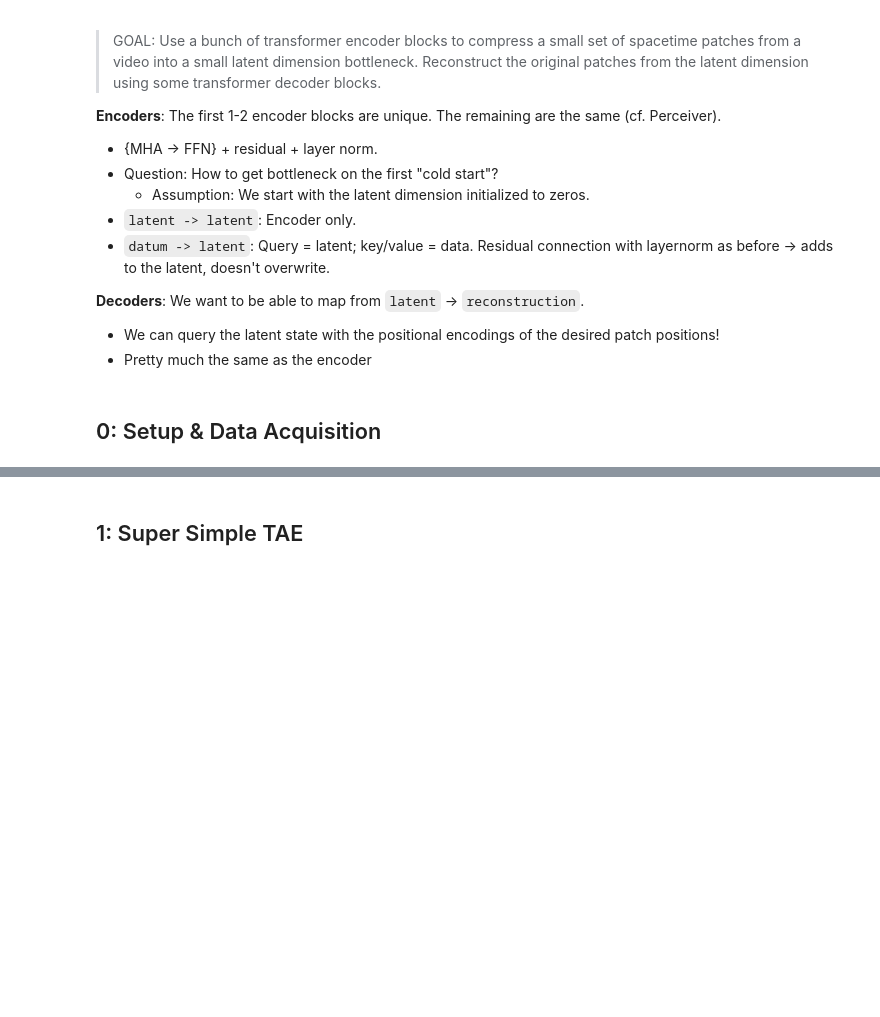
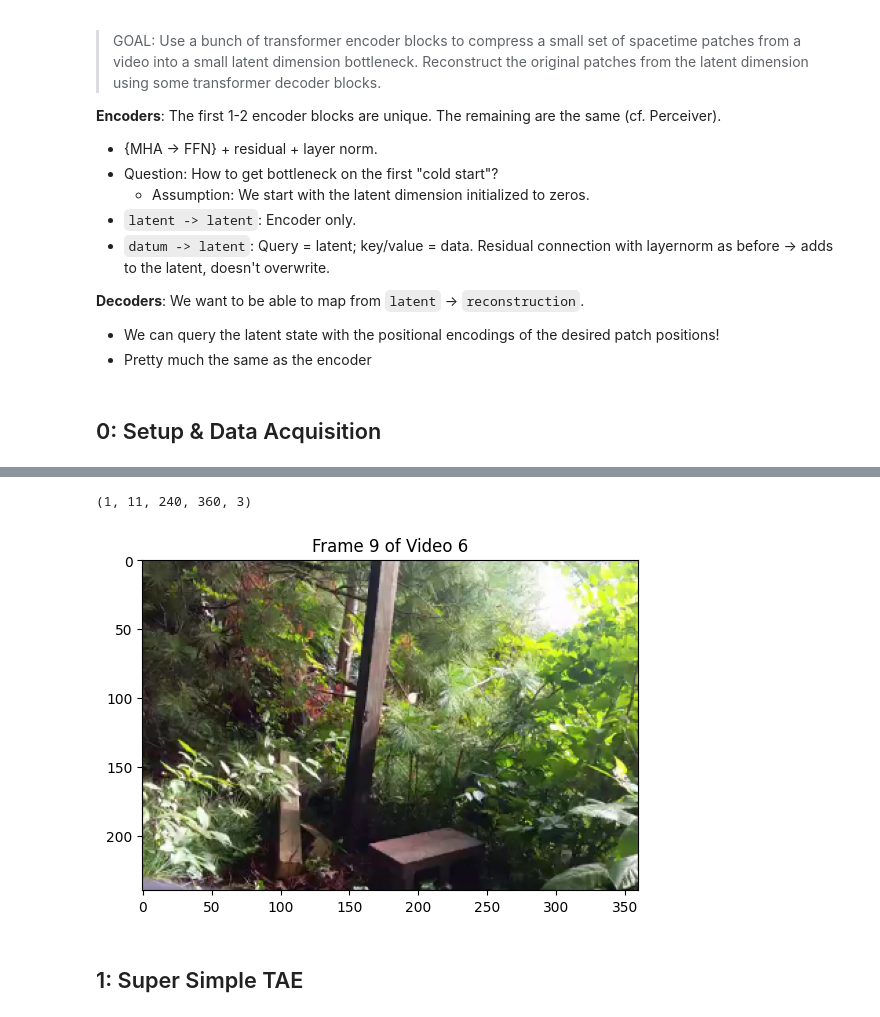
Before and after one commit to amanb2000/Multimodal_Foundation, a Jupyter notebook: sketch/04_Overfit_TAE.ipynb, the cells around one changed output, grey strips where cells are left out. Cells and saved outputs as stored; diff of their text form; code cells hidden in the pictures; blank space fills up the shorter version.

```diff
--- a/sketch/04_Overfit_TAE.ipynb
+++ b/sketch/04_Overfit_TAE.ipynb
@@ -119,3 +119,15 @@ plt.show()
+# %%
+cnt=0
+for element in VideoSet:
+	cnt+=1
+	if cnt==6:
+		print(element.shape)
+		plt.imshow(element[0,9, :,:,:])
+		plt.title(f"Frame 9 of Video {cnt}")
+		break
+# %% [output]
+(1, 11, 240, 360, 3)
+[figure, added]
 # %% [markdown]
 ## 1: Super Simple TAE
 # %%
```
Also changed, not shown: parts of 17 cells of this notebook.
